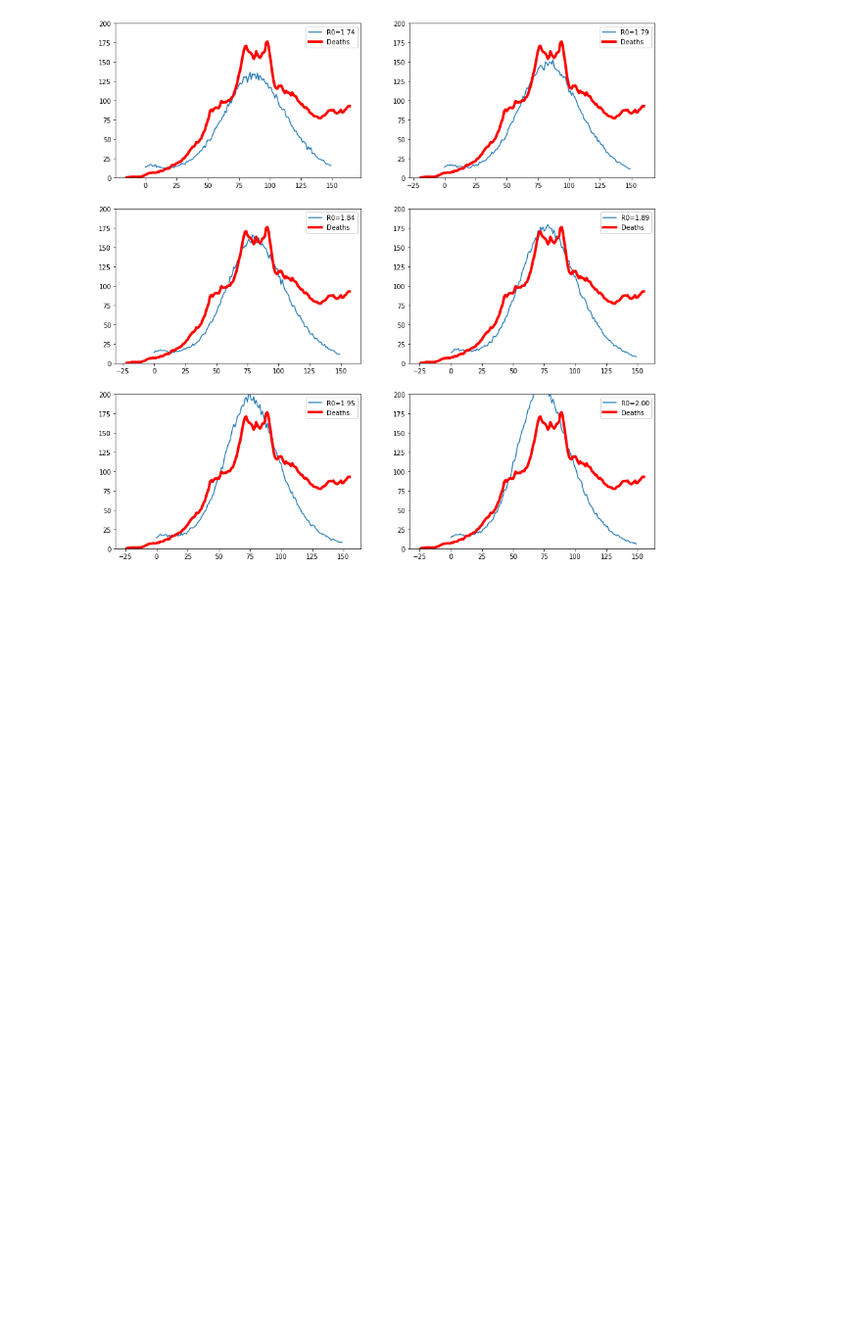
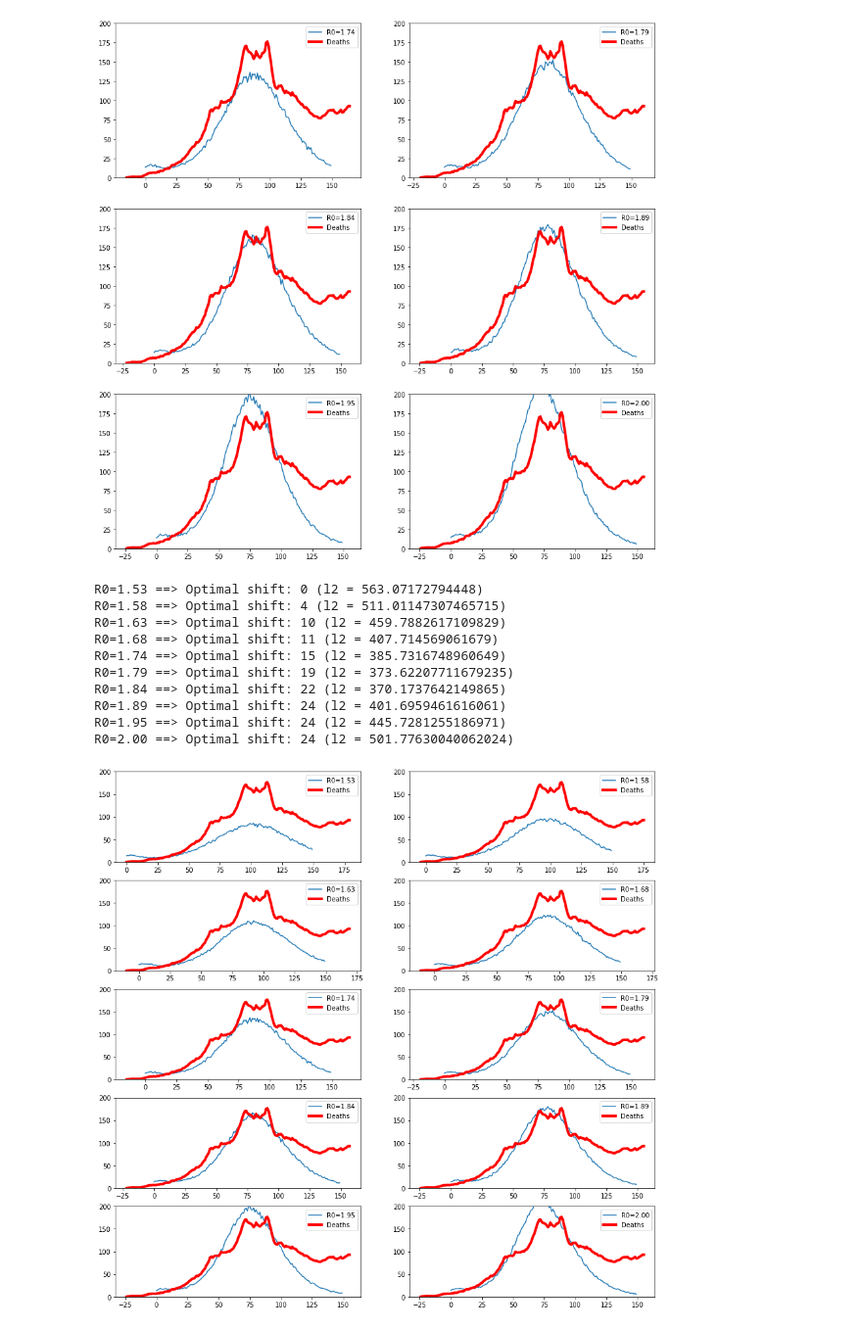
Before and after one commit to kolokcse/covid19-santiago, a Jupyter notebook: code/hun_codes/scripts/plot_sims.ipynb, the cells around one changed output. Shown: that part at 98% size. Cells and saved outputs as stored; diff of their text form; code cells hidden in the pictures; blank space fills up the shorter version.

```diff
--- a/code/hun_codes/scripts/plot_sims.ipynb
+++ b/code/hun_codes/scripts/plot_sims.ipynb
@@ -67,7 +87,7 @@ axs = [axs[i,j] for i in range(N) for j in range(M)]
 lns = []
 x = np.array(list(range(180)))
 for i,R0,ax in zip(range(20)[20-N*M:], np.linspace(1.0, 2.0, 20)[20-N*M:], axs):
-    death, Is = get_inf_curve(f"../../output/R0_K2/{i}.txt", death = death_ratio*10)
+    death, Is = get_inf_curve(f"../../output/R0_K2/{i}.txt", death = (death_ratio**1)*10)
     ax.plot(x[:len(death)], death, label=f"R0={R0:.2f}")
 
     shift, l2 = fit(death_orig, death)
@@ -84,3 +104,31 @@ R0=1.89 ==> Optimal shift: 24 (l2 = 401.6959461616061)
 R0=1.95 ==> Optimal shift: 24 (l2 = 445.7281255186971)
 R0=2.00 ==> Optimal shift: 24 (l2 = 501.77630040062024)
 [figure]
+# %%
+N,M = 5,2
+fig, axs = plt.subplots(N,M,figsize=(15,15))
+axs = [axs[i,j] for i in range(N) for j in range(M)]
+lns = []
+x = np.array(list(range(180)))
+for i,R0,ax in zip(range(20)[20-N*M:], np.linspace(1.0, 2.0, 20)[20-N*M:], axs):
+    death, Is = get_inf_curve(f"../../output/R0_K2/{i}.txt", death = (death_ratio**1)*10)
+    ax.plot(x[:len(death)], death, label=f"R0={R0:.2f}")
+
+    shift, l2 = fit(death_orig, death)
+    print(f"R0={R0:.2f} ==> Optimal shift: {shift} (l2 = {l2})")
+
+    ln = ax.plot(x-shift, death_orig, c = 'r', label="Deaths", linewidth=4)
+    ax.set_ylim(0,200)
+    ax.legend()
+# %% [output]
+R0=1.53 ==> Optimal shift: 0 (l2 = 563.07172794448)
+R0=1.58 ==> Optimal shift: 4 (l2 = 511.01147307465715)
+R0=1.63 ==> Optimal shift: 10 (l2 = 459.7882617109829)
+R0=1.68 ==> Optimal shift: 11 (l2 = 407.714569061679)
+R0=1.74 ==> Optimal shift: 15 (l2 = 385.7316748960649)
+R0=1.79 ==> Optimal shift: 19 (l2 = 373.62207711679235)
+R0=1.84 ==> Optimal shift: 22 (l2 = 370.1737642149865)
+R0=1.89 ==> Optimal shift: 24 (l2 = 401.6959461616061)
+R0=1.95 ==> Optimal shift: 24 (l2 = 445.7281255186971)
+R0=2.00 ==> Optimal shift: 24 (l2 = 501.77630040062024)
+[figure, added]
```
Also changed, not shown: parts of 7 cells of this notebook, 6 other files.
